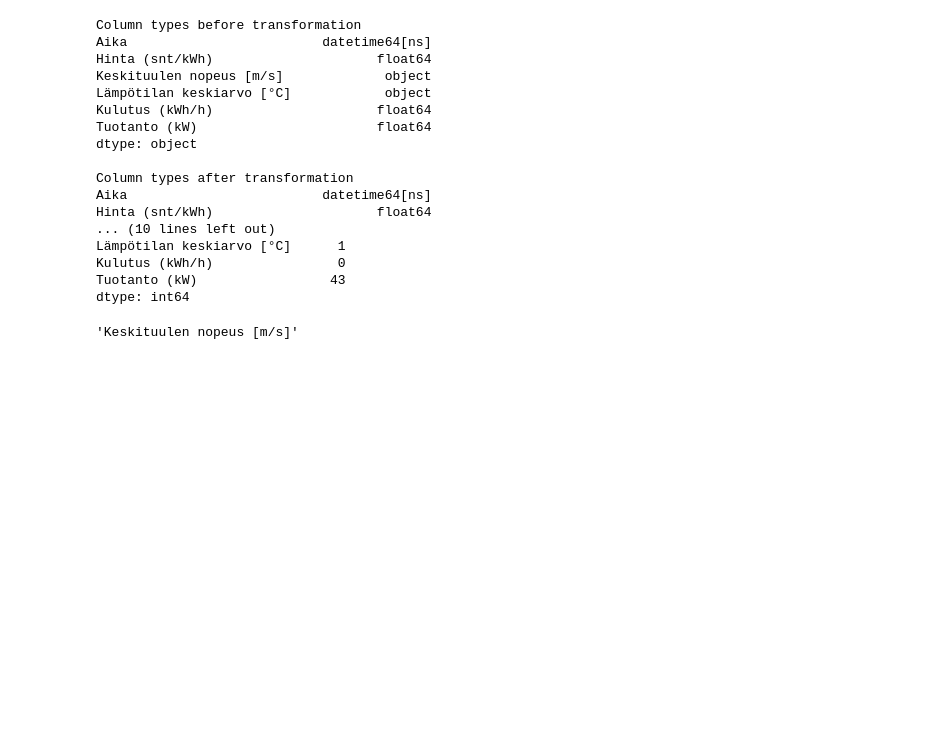
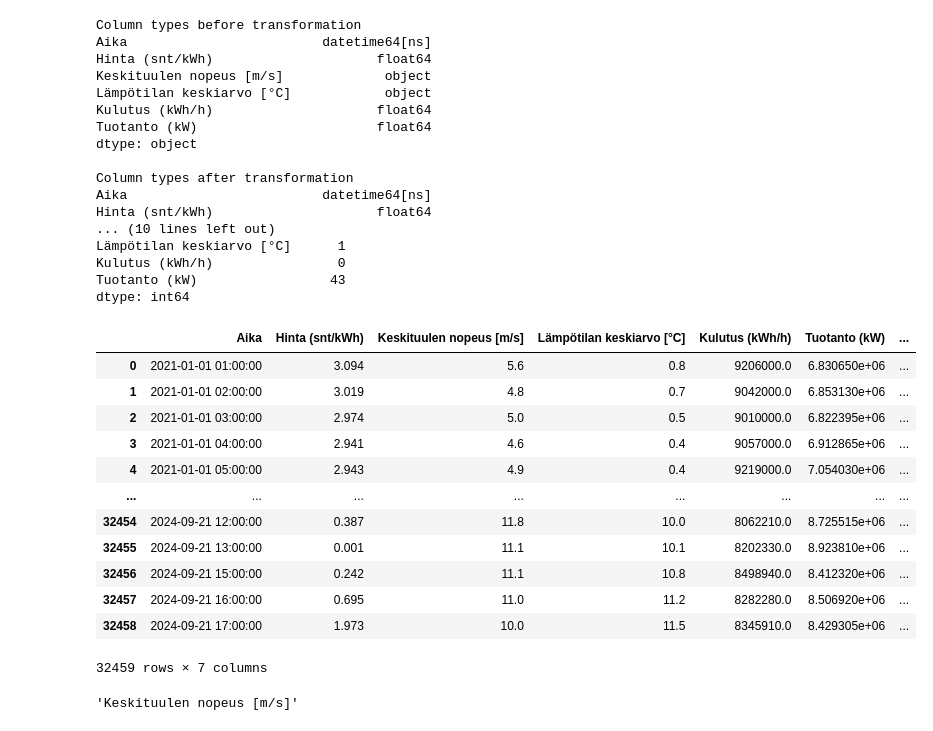
Before and after one commit to pirstov/Intro_to_DS_project, a Jupyter notebook: notebook.ipynb, the cells around one changed output. Cells and saved outputs as stored; diff of their text form; code cells hidden in the pictures; blank space fills up the shorter version.

Commit message:
weather forcast api added. Holiday as feature added.

```diff
--- a/notebook.ipynb
+++ b/notebook.ipynb
@@ -7,12 +7,13 @@ import pandas as pd
 # Weather: https://www.ilmatieteenlaitos.fi/havaintojen-lataus
 # Electricity consumption: https://data.fingrid.fi/en/datasets/124
 # Electricity production: https://data.fingrid.fi/en/datasets/192¨
+# Public holidays: https://www.officeholidays.com/countries/finland/2021
 
 ep_df = pd.read_excel("Electricity_price-010121-220924.xlsx", header = 3)   # Some useless rows at the beginning of the file
 ws_df = pd.read_excel('Kalajoki_Ulkokalla_wind_010121-210924.xlsx')
 ec_df = pd.read_excel('Electricity_consumption_010121-290924.xlsx')
 epr_df = pd.read_excel('Electricity_production_010121_290924.xlsx')
-
+holidays_df = pd.read_excel('public_holidays.xlsx')
 # Consider
 # - taking more weather measurement locations into use
 # - taking daily nuclear power production estimate into use
@@ -25,6 +26,8 @@ print(50*"-")
 print(ec_df)
 print(50*"-")
 print(epr_df)
+print(50*"-")
+print(holidays_df)
 # %% [output]
                  Aika  Hinta (snt/kWh)
 0 2021-01-01 00:59:11            3.094
@@ -210,6 +213,28 @@ Lämpötilan keskiarvo [°C]      1
 Kulutus (kWh/h)                0
 Tuotanto (kW)                 43
 dtype: int64
+# %%
+df['date'] = df['Aika'].dt.date
+df['is_holiday'] = df['date'].isin(holidays_df['Holidays'].dt.date)
+
+df['is_holiday'] = df['is_holiday'].replace({True: 1, False: 0})
+df.drop(columns=['date'],inplace=True)
+
+df
+# %% [output]
+|  | Aika | Hinta (snt/kWh) | Keskituulen nopeus [m/s] | Lämpötilan keskiarvo [°C] | Kulutus (kWh/h) | Tuotanto (kW) | ... |
+| 0 | 2021-01-01 01:00:00 | 3.094 | 5.6 | 0.8 | 9206000.0 | 6.830650e+06 | ... |
+| 1 | 2021-01-01 02:00:00 | 3.019 | 4.8 | 0.7 | 9042000.0 | 6.853130e+06 | ... |
+| 2 | 2021-01-01 03:00:00 | 2.974 | 5.0 | 0.5 | 9010000.0 | 6.822395e+06 | ... |
+| 3 | 2021-01-01 04:00:00 | 2.941 | 4.6 | 0.4 | 9057000.0 | 6.912865e+06 | ... |
+| 4 | 2021-01-01 05:00:00 | 2.943 | 4.9 | 0.4 | 9219000.0 | 7.054030e+06 | ... |
+| ... | ... | ... | ... | ... | ... | ... | ... |
+| 32454 | 2024-09-21 12:00:00 | 0.387 | 11.8 | 10.0 | 8062210.0 | 8.725515e+06 | ... |
+| 32455 | 2024-09-21 13:00:00 | 0.001 | 11.1 | 10.1 | 8202330.0 | 8.923810e+06 | ... |
+| 32456 | 2024-09-21 15:00:00 | 0.242 | 11.1 | 10.8 | 8498940.0 | 8.412320e+06 | ... |
+| 32457 | 2024-09-21 16:00:00 | 0.695 | 11.0 | 11.2 | 8282280.0 | 8.506920e+06 | ... |
+| 32458 | 2024-09-21 17:00:00 | 1.973 | 10.0 | 11.5 | 8345910.0 | 8.429305e+06 | ... |
+32459 rows × 7 columns
 # %%
 df[df.columns[2]].name
 # %% [output]
```
Also changed, not shown: parts of 3 cells of this notebook, 2 other files.
